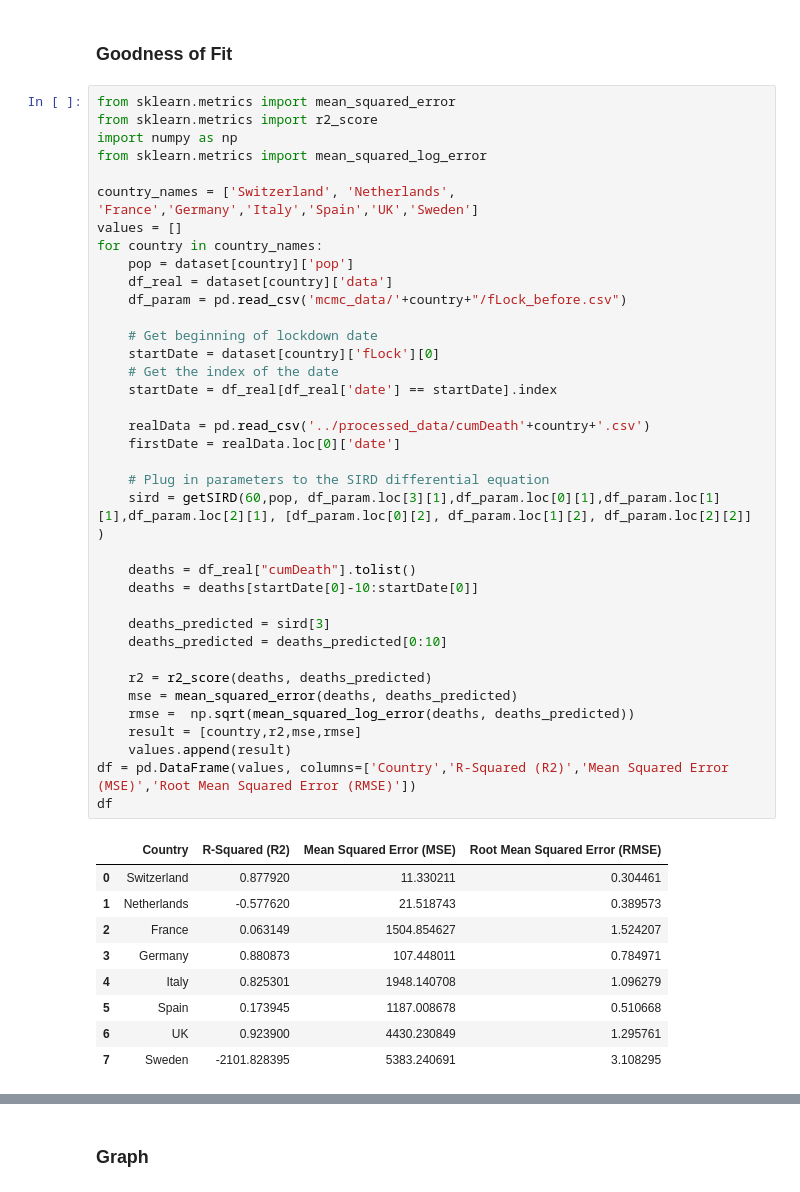
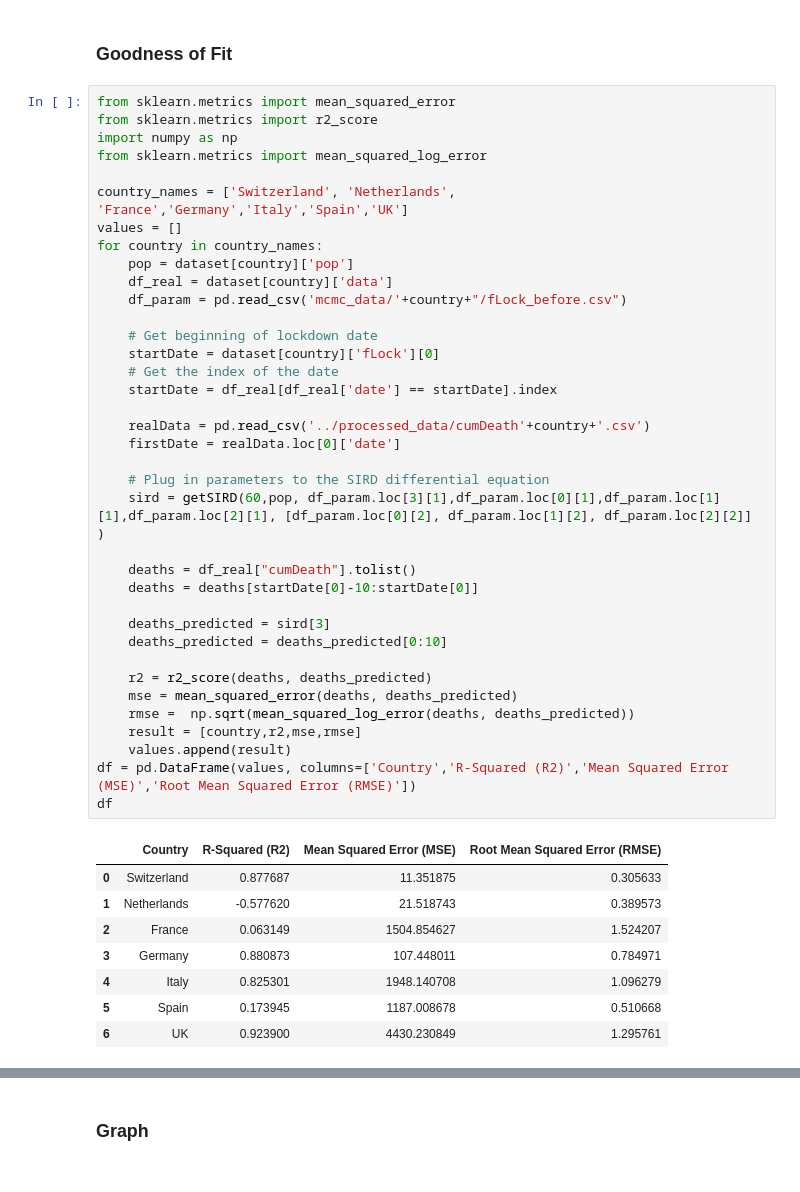
Before and after one commit to zenodea/MCMC_parameter_estimation, a Jupyter notebook: Data Analysis/sird.ipynb, the cells around one changed output, grey strips where cells are left out. Saved outputs shown, nothing was run; the diff lists cells and outputs as text.

```diff
--- a/Data Analysis/sird.ipynb
+++ b/Data Analysis/sird.ipynb
@@ -196,47 +196,46 @@ from sklearn.metrics import r2_score
 import numpy as np
 from sklearn.metrics import mean_squared_log_error
 
-country_names = ['Switzerland', 'Netherlands', 'France','Germany','Italy','Spain','UK','Sweden']
+country_names = ['Switzerland', 'Netherlands', 'France','Germany','Italy','Spain','UK']
 values = []
 for country in country_names:
     pop = dataset[country]['pop']
     df_real = dataset[country]['data']
     df_param = pd.read_csv('mcmc_data/'+country+"/fLock_before.csv")
 
     # Get beginning of lockdown date
     startDate = dataset[country]['fLock'][0]
     # Get the index of the date
     startDate = df_real[df_real['date'] == startDate].index
 
     realData = pd.read_csv('../processed_data/cumDeath'+country+'.csv')
     firstDate = realData.loc[0]['date']
 
     # Plug in parameters to the SIRD differential equation
     sird = getSIRD(60,pop, df_param.loc[3][1],df_param.loc[0][1],df_param.loc[1][1],df_param.loc[2][1], [df_param.loc[0][2], df_param.loc[1][2], df_param.loc[2][2]] )
 
     deaths = df_real["cumDeath"].tolist()
     deaths = deaths[startDate[0]-10:startDate[0]]
 
     deaths_predicted = sird[3]
     deaths_predicted = deaths_predicted[0:10]
 
     r2 = r2_score(deaths, deaths_predicted)
     mse = mean_squared_error(deaths, deaths_predicted)
     rmse =  np.sqrt(mean_squared_log_error(deaths, deaths_predicted))
     result = [country,r2,mse,rmse]
     values.append(result)
 df = pd.DataFrame(values, columns=['Country','R-Squared (R2)','Mean Squared Error (MSE)','Root Mean Squared Error (RMSE)'])
 df
 # %% [output]
 |  | Country | R-Squared (R2) | Mean Squared Error (MSE) | Root Mean Squared Error (RMSE) |
-| 0 | Switzerland | 0.877920 | 11.330211 | 0.304461 |
+| 0 | Switzerland | 0.877687 | 11.351875 | 0.305633 |
 | 1 | Netherlands | -0.577620 | 21.518743 | 0.389573 |
 | 2 | France | 0.063149 | 1504.854627 | 1.524207 |
 | 3 | Germany | 0.880873 | 107.448011 | 0.784971 |
 | 4 | Italy | 0.825301 | 1948.140708 | 1.096279 |
 | 5 | Spain | 0.173945 | 1187.008678 | 0.510668 |
 | 6 | UK | 0.923900 | 4430.230849 | 1.295761 |
-| 7 | Sweden | -2101.828395 | 5383.240691 | 3.108295 |
 # %%
 from sklearn.metrics import mean_squared_error
 from sklearn.metrics import r2_score
```
Also changed, not shown: parts of 6 cells of this notebook, 38 other files.
